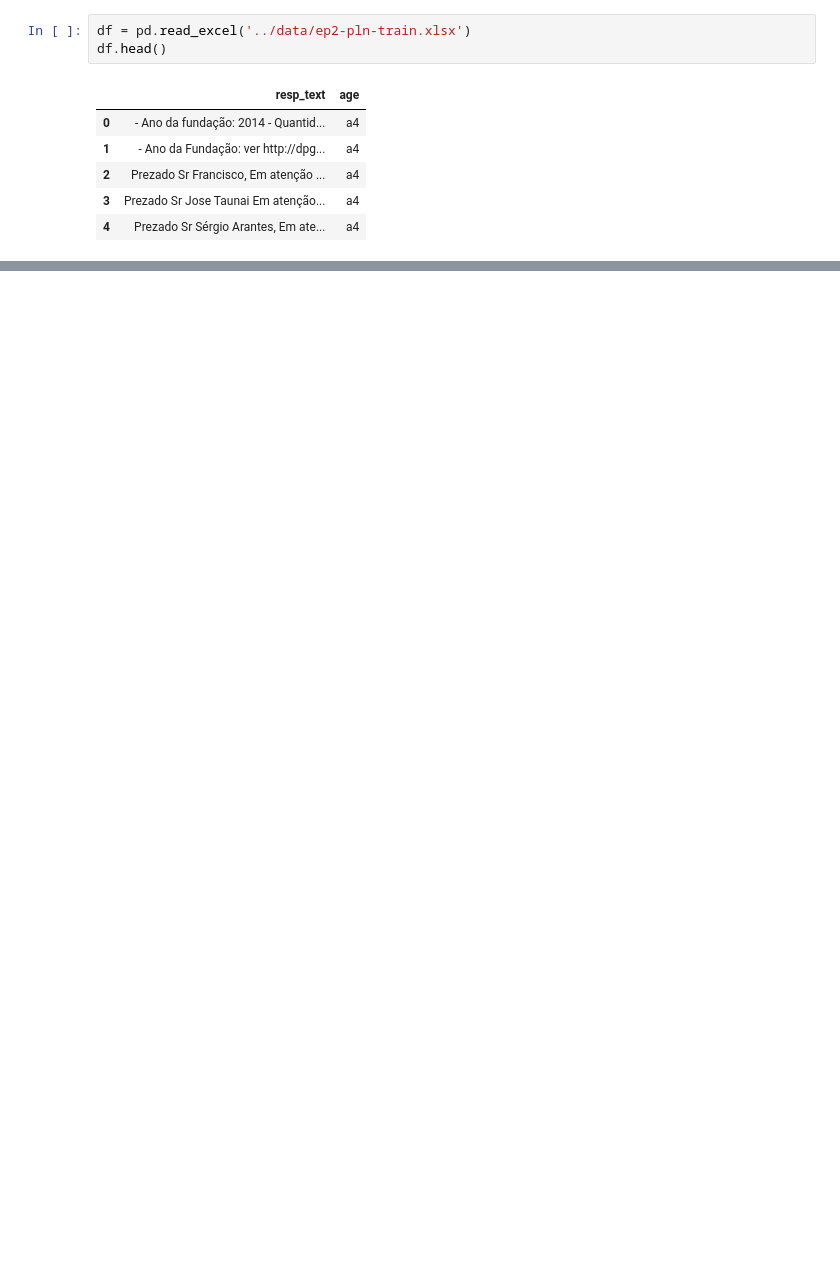
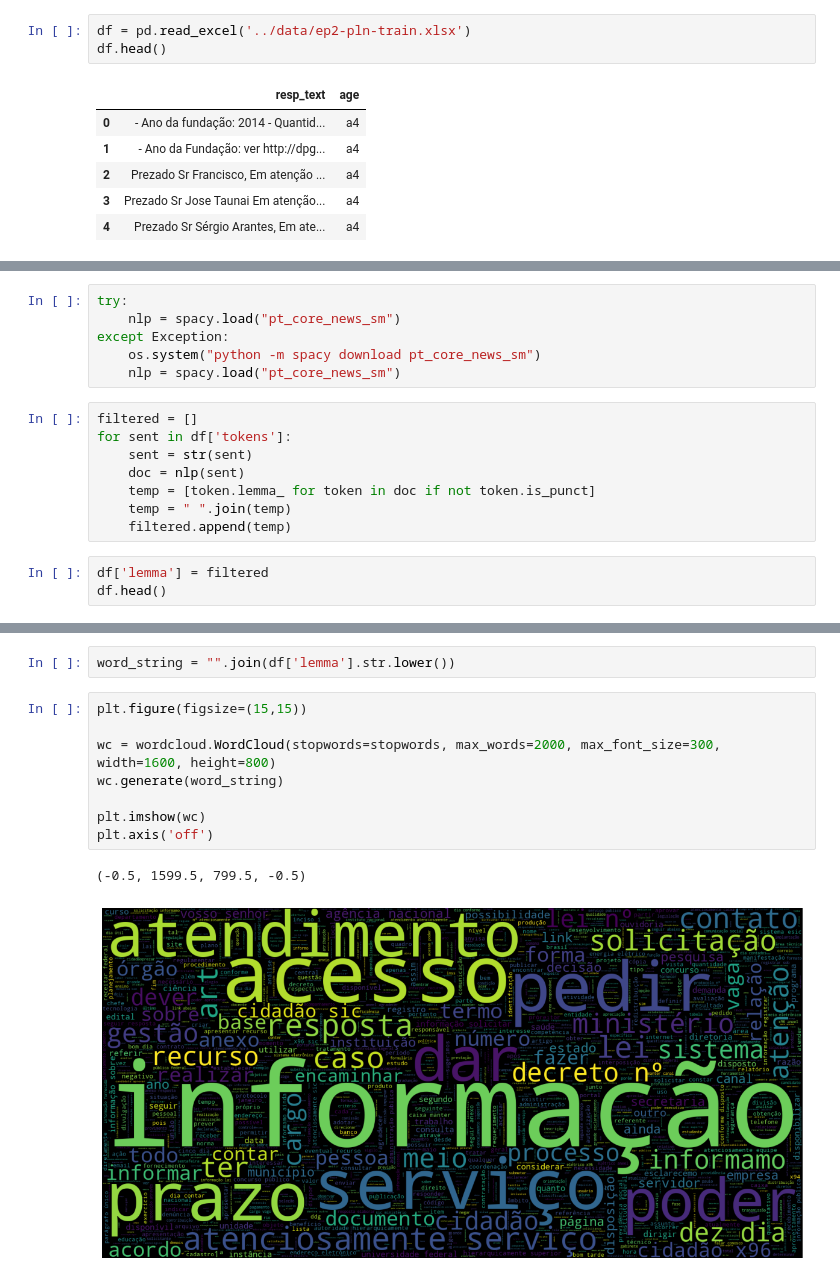
Before and after one commit to felmateos/age-group-classifier, a Jupyter notebook: analysis/exploratory_analysis.ipynb, the cells around one changed output, grey strips where cells are left out. Saved outputs shown, nothing was run; the diff lists cells and outputs as text; blank space fills up the shorter version.

```diff
--- a/analysis/exploratory_analysis.ipynb
+++ b/analysis/exploratory_analysis.ipynb
@@ -12,0 +97,17 @@ df.head()
+# %%
+try:
+    nlp = spacy.load("pt_core_news_sm")
+except Exception:
+    os.system("python -m spacy download pt_core_news_sm")
+    nlp = spacy.load("pt_core_news_sm")
+# %%
+filtered = []
+for sent in df['tokens']:
+    sent = str(sent)
+    doc = nlp(sent)
+    temp = [token.lemma_ for token in doc if not token.is_punct]
+    temp = " ".join(temp)
+    filtered.append(temp)
+# %%
+df['lemma'] = filtered
+df.head()
@@ -12,0 +121,13 @@ df.head()
+# %%
+word_string = "".join(df['lemma'].str.lower())
+# %%
+plt.figure(figsize=(15,15))
+
+wc = wordcloud.WordCloud(stopwords=stopwords, max_words=2000, max_font_size=300, width=1600, height=800)
+wc.generate(word_string)
+
+plt.imshow(wc)
+plt.axis('off')
+# %% [output]
+(-0.5, 1599.5, 799.5, -0.5)
+[figure, added]
```
Also changed, not shown: parts of 14 cells of this notebook, 1 other file.
